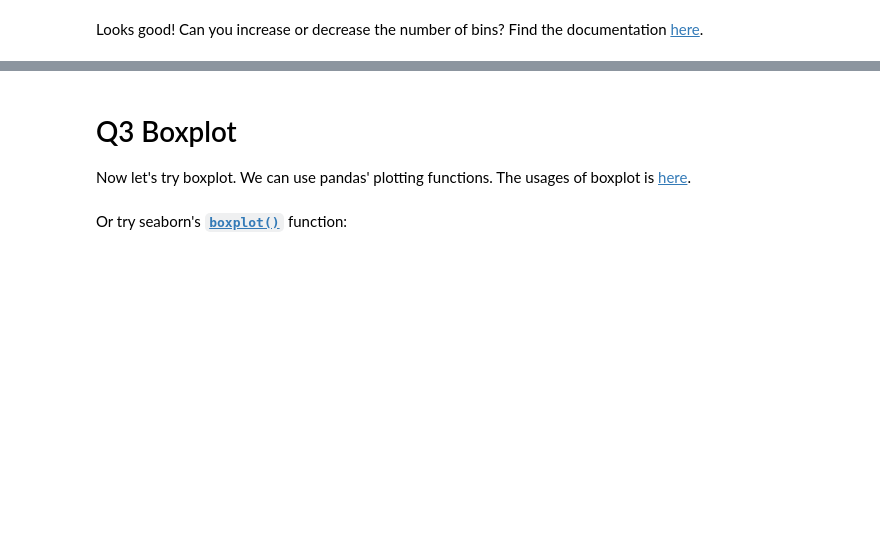
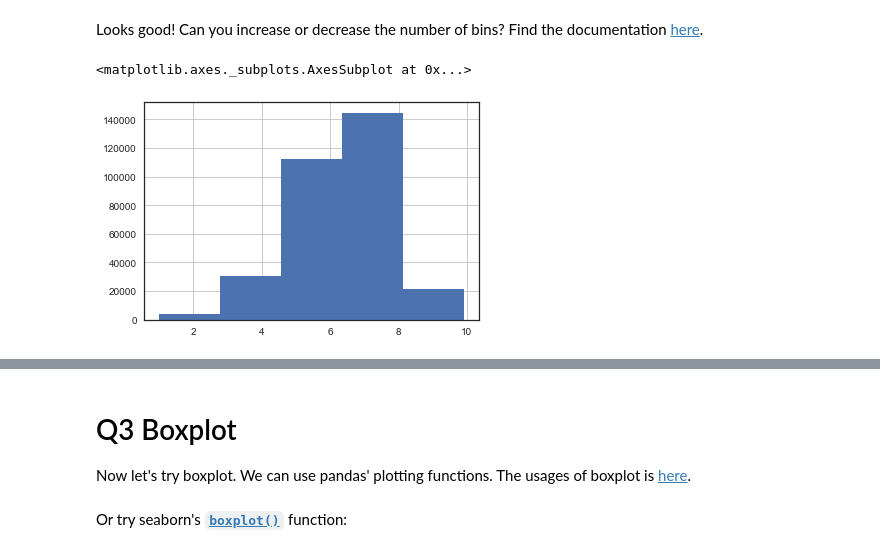
Before and after one commit to muftring/iu-datavis, a Jupyter notebook: week-05/w05_lab_uftring_michael.ipynb, the cells around one changed output, grey strips where cells are left out. Cells and saved outputs as stored; diff of their text form; code cells hidden in the pictures; blank space fills up the shorter version.

Commit message:
Lab 5 - histograms

```diff
--- a/week-05/w05_lab_uftring_michael.ipynb
+++ b/week-05/w05_lab_uftring_michael.ipynb
@@ -183,4 +186,8 @@ movie_df['Rating'].hist()
 # %% [markdown]
 Looks good! Can you increase or decrease the number of bins? Find the documentation [here](https://www.google.com/search?client=safari&rls=en&q=pandas+plotting&ie=UTF-8&oe=UTF-8).
 # %%
-# TODO: try different number of bins
+# try different number of bins
+movie_df['Rating'].hist(bins=5)
+# %% [output]
+<matplotlib.axes._subplots.AxesSubplot at 0x...>
+[figure, added]
```
Also changed, not shown: parts of 7 cells of this notebook.
